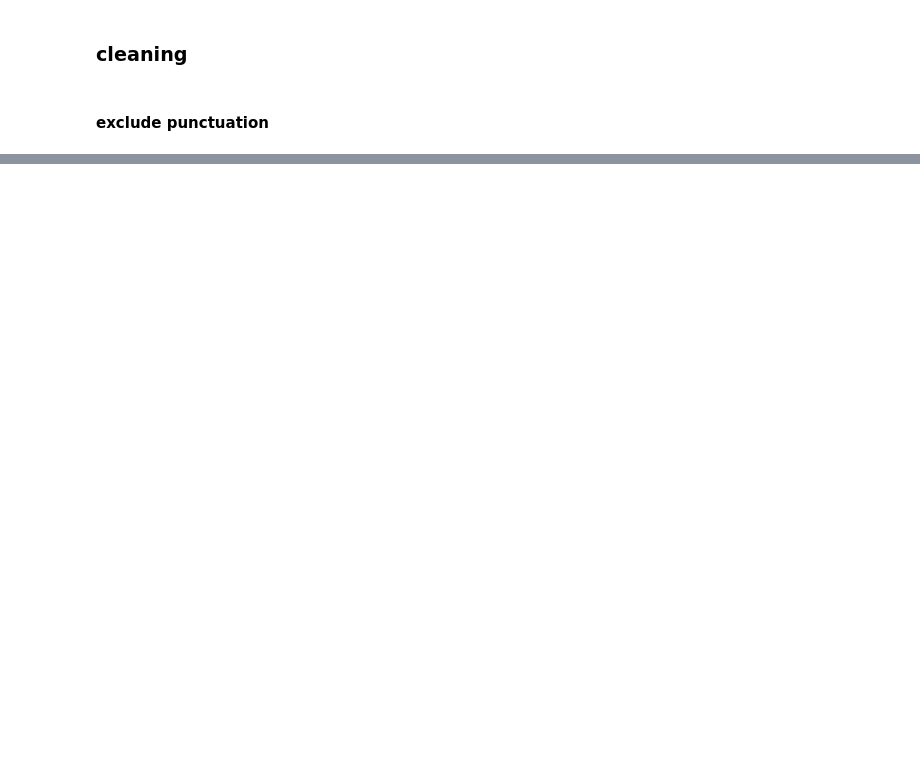
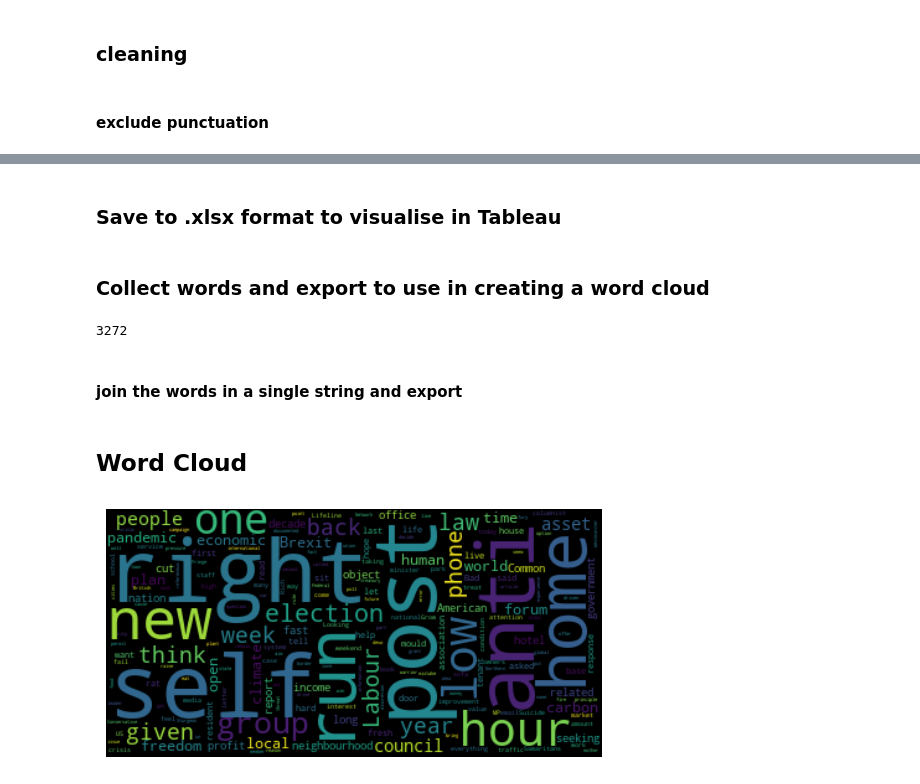
Before and after one commit to cordovez/the_guardian_vocabulary, a Jupyter notebook: guardianscraper/guardian_vocab_2.ipynb, the cells around one changed output, grey strips where cells are left out. Saved outputs shown, nothing was run; the diff lists cells and outputs as text; code cells hidden in the pictures; blank space fills up the shorter version.

Commit message:
word cloud and cleaner word list

```diff
--- a/guardianscraper/guardian_vocab_2.ipynb
+++ b/guardianscraper/guardian_vocab_2.ipynb
@@ -335,0 +285,2 @@ back to the dictionary:
+# %% [markdown]
+### Save to .xlsx format to visualise in Tableau
@@ -335,0 +290,12 @@ back to the dictionary:
+# %% [markdown]
+### Collect words and export to use in creating a word cloud
+# %%
+wordList = []
+for word in NVA_df['Word']:
+    if word not in wordList:
+        wordList.append(word.strip())
+    else: continue
+# %% [output]
+3272
+# %% [markdown]
+#### join the words in a single string and export
@@ -335,0 +306,2 @@ back to the dictionary:
+# %% [markdown]
+## Word Cloud
@@ -335,0 +317,17 @@ back to the dictionary:
+# %%
+path = pathlib.Path.cwd()/'word_list.txt'
+imgpath = pathlib.Path.cwd()/"g.png"
+# %%
+text = path.read_text()
+mask =np.array(Image.open(imgpath))
+
+wordcloud = WordCloud().generate(text)
+
+# show
+plt.imshow(wordcloud, interpolation='bilinear')
+plt.axis("off")
+plt.savefig("g.png", dpi=600, facecolor='w', format='png')
+# plt.imshow(mask, cmap=plt.cm.gray, interpolation='bilinear')
+plt.show()
+# %% [output]
+[figure, added]
```
Also changed, not shown: parts of 66 cells of this notebook, 13 other files.
